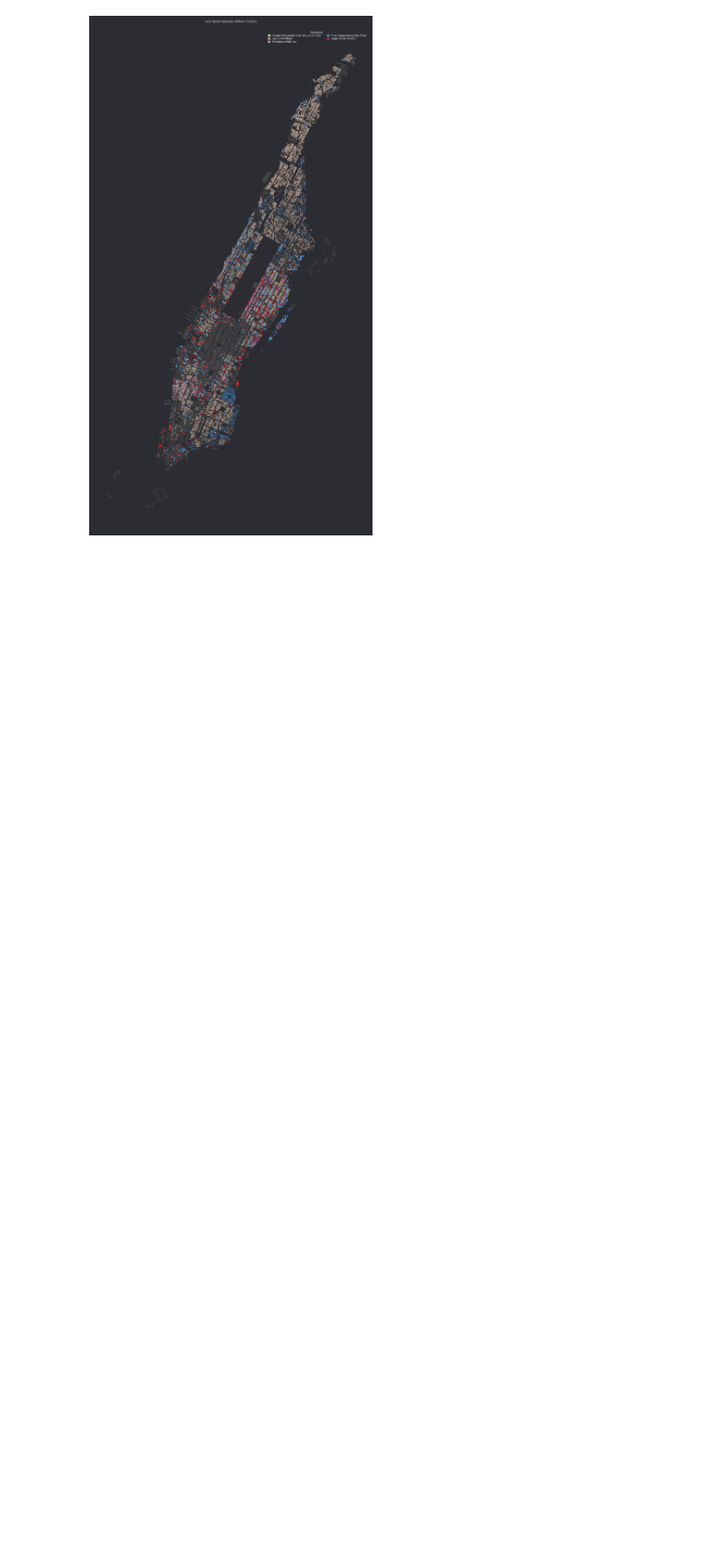
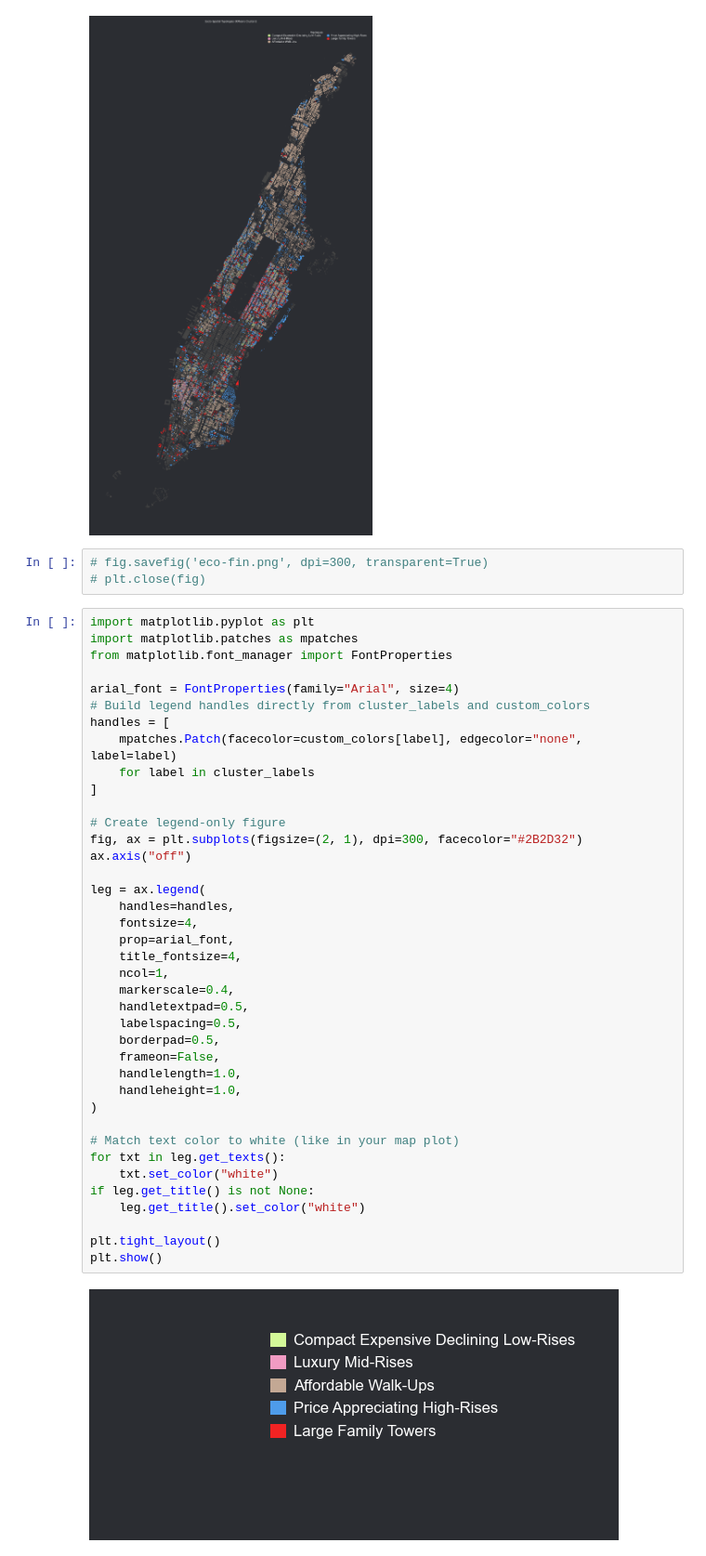
Before and after one commit to daegeun-kim/residential_clustering, a Jupyter notebook: k-mean_eco_fin.ipynb, the cells around one changed output. Shown at 93% size. Saved outputs shown, nothing was run; the diff lists cells and outputs as text; blank space fills up the shorter version.

```diff
--- a/k-mean_eco_fin.ipynb
+++ b/k-mean_eco_fin.ipynb
@@ -268,3 +266,47 @@ plt.tight_layout()
 plt.show()
 # %% [output]
 [figure]
+# %%
+# fig.savefig('eco-fin.png', dpi=300, transparent=True)
+# plt.close(fig)
+# %%
+import matplotlib.pyplot as plt
+import matplotlib.patches as mpatches
+from matplotlib.font_manager import FontProperties
+
+arial_font = FontProperties(family="Arial", size=4)
+# Build legend handles directly from cluster_labels and custom_colors
+handles = [
+    mpatches.Patch(facecolor=custom_colors[label], edgecolor="none", label=label)
+    for label in cluster_labels
+]
+
+# Create legend-only figure
+fig, ax = plt.subplots(figsize=(2, 1), dpi=300, facecolor="#2B2D32")
+ax.axis("off")
+
+leg = ax.legend(
+    handles=handles,
+    fontsize=4,
+    prop=arial_font,
+    title_fontsize=4,
+    ncol=1,
+    markerscale=0.4,
+    handletextpad=0.5,
+    labelspacing=0.5,
+    borderpad=0.5,
+    frameon=False,
+    handlelength=1.0,
+    handleheight=1.0,
+)
+
+# Match text color to white (like in your map plot)
+for txt in leg.get_texts():
+    txt.set_color("white")
+if leg.get_title() is not None:
+    leg.get_title().set_color("white")
+
+plt.tight_layout()
+plt.show()
+# %% [output]
+[figure, added]
```
Also changed, not shown: parts of 4 cells of this notebook, 19 other files.
